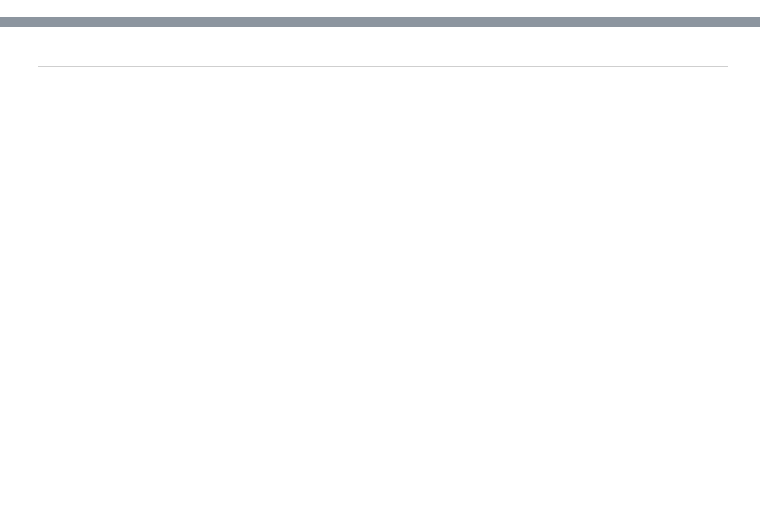
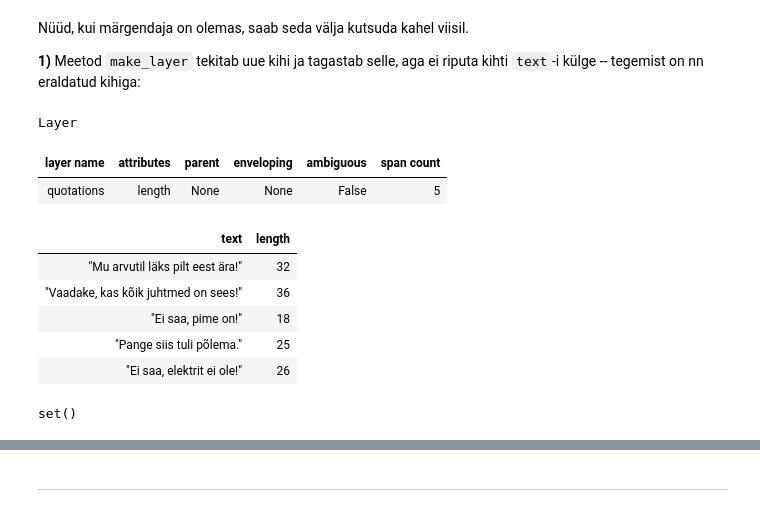
Before and after one commit to d009/EstNLP, a Jupyter notebook: Praktikum9/Praktikum_9.ipynb, the cells around one changed output, grey strips where cells are left out. Cells and saved outputs as stored; diff of their text form; code cells hidden in the pictures; blank space fills up the shorter version.

```diff
--- a/Praktikum9/Praktikum_9.ipynb
+++ b/Praktikum9/Praktikum_9.ipynb
@@ -266,4 +0,0 @@ Näide:
-# %%
-text = Text('Ja teda kutsuda ei proovitudki?')
-# Väljastame verbiahelate algvormid
-text.verb_chains[0]['roots']
@@ -325,0 +334,29 @@ Näiteks, nimisõna _hobune_ on saanud võrdlemisi kõrge konkreetsuse skoori (5
+# %%
+import re
+
+from estnltk import Text, Layer
+from estnltk.taggers import Tagger
+
+class QuotationsTagger(Tagger):
+    """Tags quotations in Text."""
+    conf_param = ['quotations_regexp']
+
+    def __init__(self, # Väljundkihi nimi muudetavaks:
+                       output_layer='quotations'):
+        # sisend-väljundkihid ja atribuudid
+        self.input_layers = []
+        self.output_layer = output_layer
+        self.output_attributes = ['length']
+        # tööks vajalikud ressursid
+        self.quotations_regexp = re.compile('("[^"]+")')
+
+    def _make_layer(self, text, layers, status):
+        # Loome etteantud text objekti põhjal uue kihi
+        layer = Layer(name=self.output_layer, attributes=self.output_attributes, text_object=text)
+        for match in self.quotations_regexp.finditer(text.text):
+            quotation_start  = match.start(1)
+            quotation_end    = match.end(1)
+            annotations      = {'length':quotation_end - quotation_start}
+            layer.add_annotation( (quotation_start, quotation_end), **annotations )
+        # Tagastame loodud kihi
+        return layer
@@ -325,0 +365,3 @@ Näiteks, nimisõna _hobune_ on saanud võrdlemisi kõrge konkreetsuse skoori (5
+# %%
+quotes_tagger = QuotationsTagger()
+quotes_tagger
@@ -325,0 +375,22 @@ Näiteks, nimisõna _hobune_ on saanud võrdlemisi kõrge konkreetsuse skoori (5
+# %% [markdown]
+Nüüd, kui märgendaja on olemas, saab seda välja kutsuda kahel viisil.
+
+**1)** Meetod `make_layer` tekitab uue kihi ja tagastab selle, aga ei riputa kihti `text`-i külge -- tegemist on nn eraldatud kihiga:
+# %%
+text = Text(text_str)
+quotes_tagger.make_layer(text)
+# %% [output]
+Layer
+| layer name | attributes | parent | enveloping | ambiguous | span count |
+| quotations | length | None | None | False | 5 |
+| text | length |
+| "Mu arvutil läks pilt eest ära!" | 32 |
+| "Vaadake, kas kõik juhtmed on sees!" | 36 |
+| "Ei saa, pime on!" | 18 |
+| "Pange siis tuli põlema." | 25 |
+| "Ei saa, elektrit ei ole!" | 26 |
+# %%
+# Tekstil pole veel ühtegi kiht
+text.layers
+# %% [output]
+set()
```
Also changed, not shown: parts of 105 cells of this notebook.
